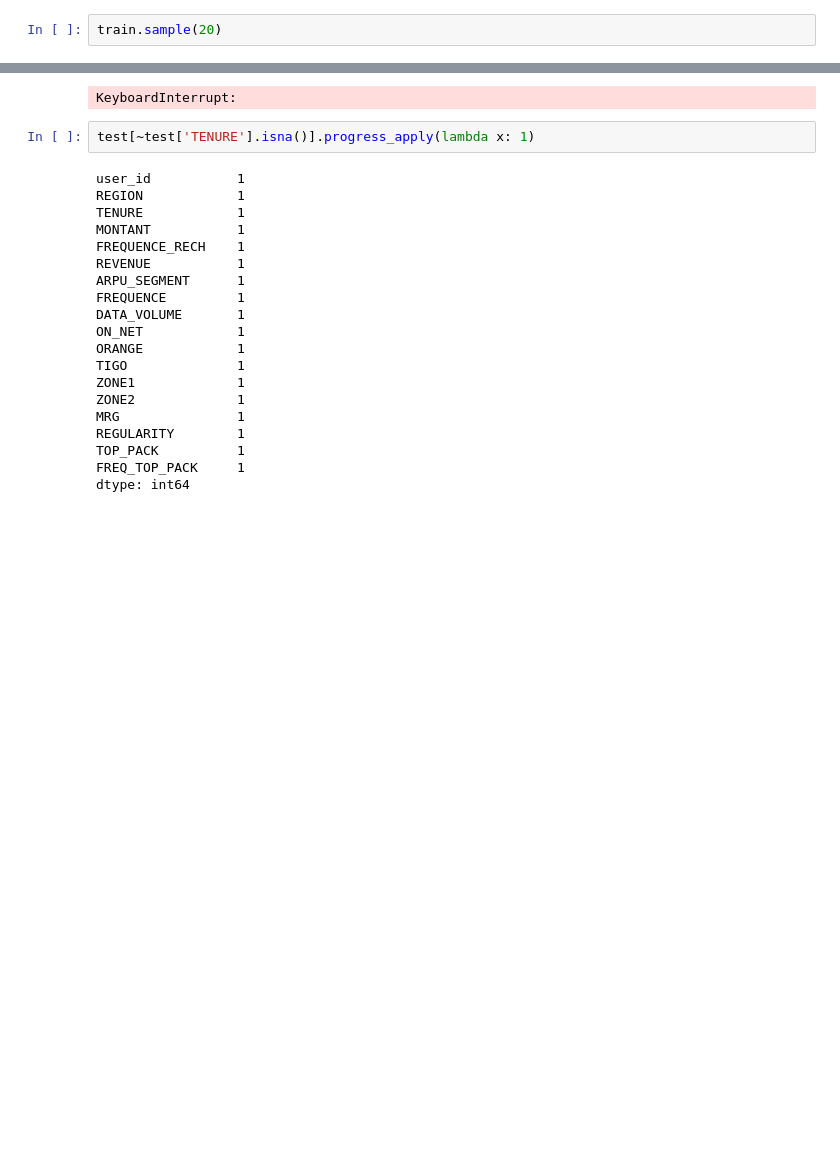
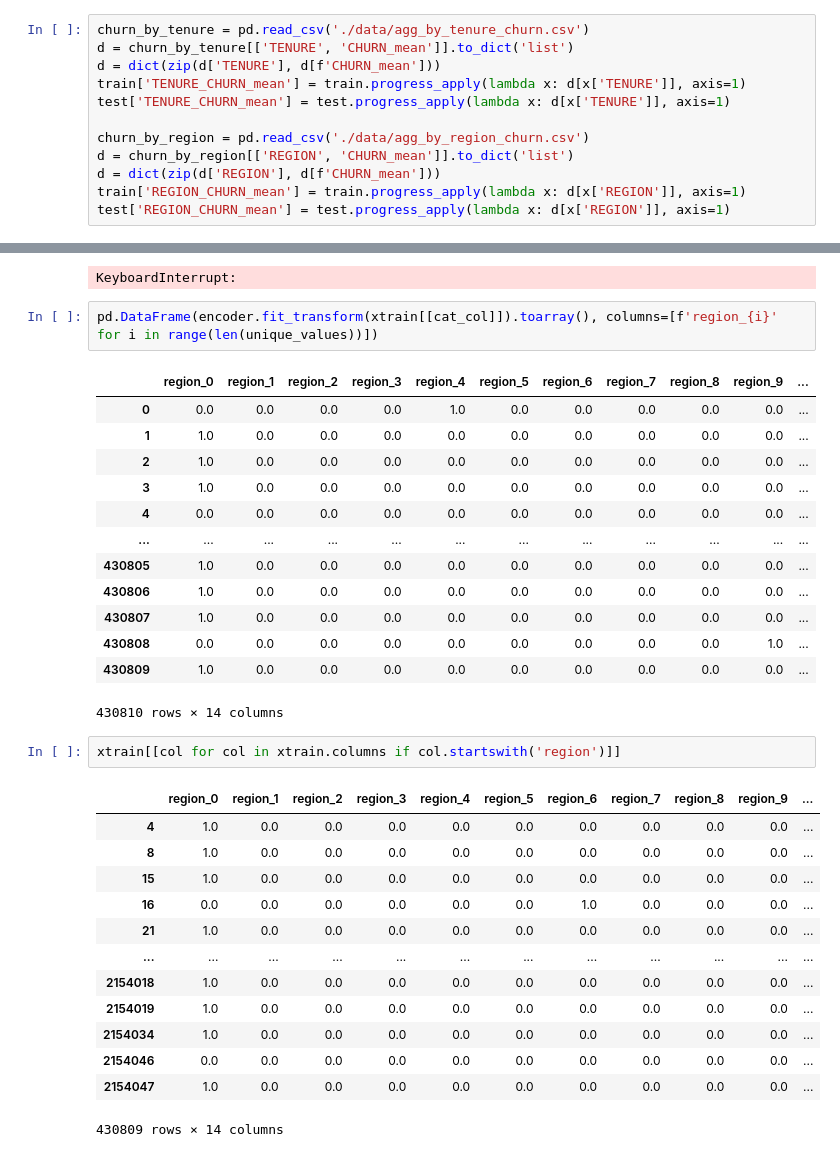
Before and after one commit to feeeper/zindi-expresso-churn-prediction-challenge, a Jupyter notebook: baseline.ipynb, the cells around one changed output, grey strips where cells are left out. Drawn from its saved outputs; the diff is of its cells as text; blank space fills up the shorter version.

```diff
--- a/baseline.ipynb
+++ b/baseline.ipynb
@@ -118,4 +98,14 @@ test['REGION'] = test['REGION'].fillna('DAKAR')
 for nc in tqdm(num_cols):
     train[nc] = train[nc].fillna(train[nc].mean())
 # %%
-train.sample(20)
+churn_by_tenure = pd.read_csv('./data/agg_by_tenure_churn.csv')
+d = churn_by_tenure[['TENURE', 'CHURN_mean']].to_dict('list')
+d = dict(zip(d['TENURE'], d[f'CHURN_mean']))
+train['TENURE_CHURN_mean'] = train.progress_apply(lambda x: d[x['TENURE']], axis=1)
+test['TENURE_CHURN_mean'] = test.progress_apply(lambda x: d[x['TENURE']], axis=1)
+
+churn_by_region = pd.read_csv('./data/agg_by_region_churn.csv')
+d = churn_by_region[['REGION', 'CHURN_mean']].to_dict('list')
+d = dict(zip(d['REGION'], d[f'CHURN_mean']))
+train['REGION_CHURN_mean'] = train.progress_apply(lambda x: d[x['REGION']], axis=1)
+test['REGION_CHURN_mean'] = test.progress_apply(lambda x: d[x['REGION']], axis=1)
@@ -334,25 +442,35 @@ for nc in tqdm(num_cols):
 cp
 # %% [output]
 KeyboardInterrupt:
+# %%
+pd.DataFrame(encoder.fit_transform(xtrain[[cat_col]]).toarray(), columns=[f'region_{i}' for i in range(len(unique_values))])
+# %% [output]
+|  | region_0 | region_1 | region_2 | region_3 | region_4 | region_5 | region_6 | region_7 | region_8 | region_9 | ... |
+| 0 | 0.0 | 0.0 | 0.0 | 0.0 | 1.0 | 0.0 | 0.0 | 0.0 | 0.0 | 0.0 | ... |
+| 1 | 1.0 | 0.0 | 0.0 | 0.0 | 0.0 | 0.0 | 0.0 | 0.0 | 0.0 | 0.0 | ... |
+| 2 | 1.0 | 0.0 | 0.0 | 0.0 | 0.0 | 0.0 | 0.0 | 0.0 | 0.0 | 0.0 | ... |
+| 3 | 1.0 | 0.0 | 0.0 | 0.0 | 0.0 | 0.0 | 0.0 | 0.0 | 0.0 | 0.0 | ... |
+| 4 | 0.0 | 0.0 | 0.0 | 0.0 | 0.0 | 0.0 | 0.0 | 0.0 | 0.0 | 0.0 | ... |
+| ... | ... | ... | ... | ... | ... | ... | ... | ... | ... | ... | ... |
+| 430805 | 1.0 | 0.0 | 0.0 | 0.0 | 0.0 | 0.0 | 0.0 | 0.0 | 0.0 | 0.0 | ... |
+| 430806 | 1.0 | 0.0 | 0.0 | 0.0 | 0.0 | 0.0 | 0.0 | 0.0 | 0.0 | 0.0 | ... |
+| 430807 | 1.0 | 0.0 | 0.0 | 0.0 | 0.0 | 0.0 | 0.0 | 0.0 | 0.0 | 0.0 | ... |
+| 430808 | 0.0 | 0.0 | 0.0 | 0.0 | 0.0 | 0.0 | 0.0 | 0.0 | 0.0 | 1.0 | ... |
+| 430809 | 1.0 | 0.0 | 0.0 | 0.0 | 0.0 | 0.0 | 0.0 | 0.0 | 0.0 | 0.0 | ... |
+430810 rows × 14 columns
 # %%
-test[~test['TENURE'].isna()].progress_apply(lambda x: 1)
+xtrain[[col for col in xtrain.columns if col.startswith('region')]]
 # %% [output]
+|  | region_0 | region_1 | region_2 | region_3 | region_4 | region_5 | region_6 | region_7 | region_8 | region_9 | ... |
+| 4 | 1.0 | 0.0 | 0.0 | 0.0 | 0.0 | 0.0 | 0.0 | 0.0 | 0.0 | 0.0 | ... |
+| 8 | 1.0 | 0.0 | 0.0 | 0.0 | 0.0 | 0.0 | 0.0 | 0.0 | 0.0 | 0.0 | ... |
+| 15 | 1.0 | 0.0 | 0.0 | 0.0 | 0.0 | 0.0 | 0.0 | 0.0 | 0.0 | 0.0 | ... |
+| 16 | 0.0 | 0.0 | 0.0 | 0.0 | 0.0 | 0.0 | 1.0 | 0.0 | 0.0 | 0.0 | ... |
+| 21 | 1.0 | 0.0 | 0.0 | 0.0 | 0.0 | 0.0 | 0.0 | 0.0 | 0.0 | 0.0 | ... |
+| ... | ... | ... | ... | ... | ... | ... | ... | ... | ... | ... | ... |
+| 2154018 | 1.0 | 0.0 | 0.0 | 0.0 | 0.0 | 0.0 | 0.0 | 0.0 | 0.0 | 0.0 | ... |
+| 2154019 | 1.0 | 0.0 | 0.0 | 0.0 | 0.0 | 0.0 | 0.0 | 0.0 | 0.0 | 0.0 | ... |
+| 2154034 | 1.0 | 0.0 | 0.0 | 0.0 | 0.0 | 0.0 | 0.0 | 0.0 | 0.0 | 0.0 | ... |
+| 2154046 | 0.0 | 0.0 | 0.0 | 0.0 | 0.0 | 0.0 | 0.0 | 0.0 | 0.0 | 0.0 | ... |
+| 2154047 | 1.0 | 0.0 | 0.0 | 0.0 | 0.0 | 0.0 | 0.0 | 0.0 | 0.0 | 0.0 | ... |
-user_id           1
-REGION            1
-TENURE            1
-MONTANT           1
-FREQUENCE_RECH    1
-REVENUE           1
-ARPU_SEGMENT      1
-FREQUENCE         1
-DATA_VOLUME       1
-ON_NET            1
-ORANGE            1
-TIGO              1
-ZONE1             1
-ZONE2             1
-MRG               1
-REGULARITY        1
-TOP_PACK          1
-FREQ_TOP_PACK     1
-dtype: int64
+430809 rows × 14 columns
```
Also changed, not shown: parts of 11 cells of this notebook, 5 other files.
